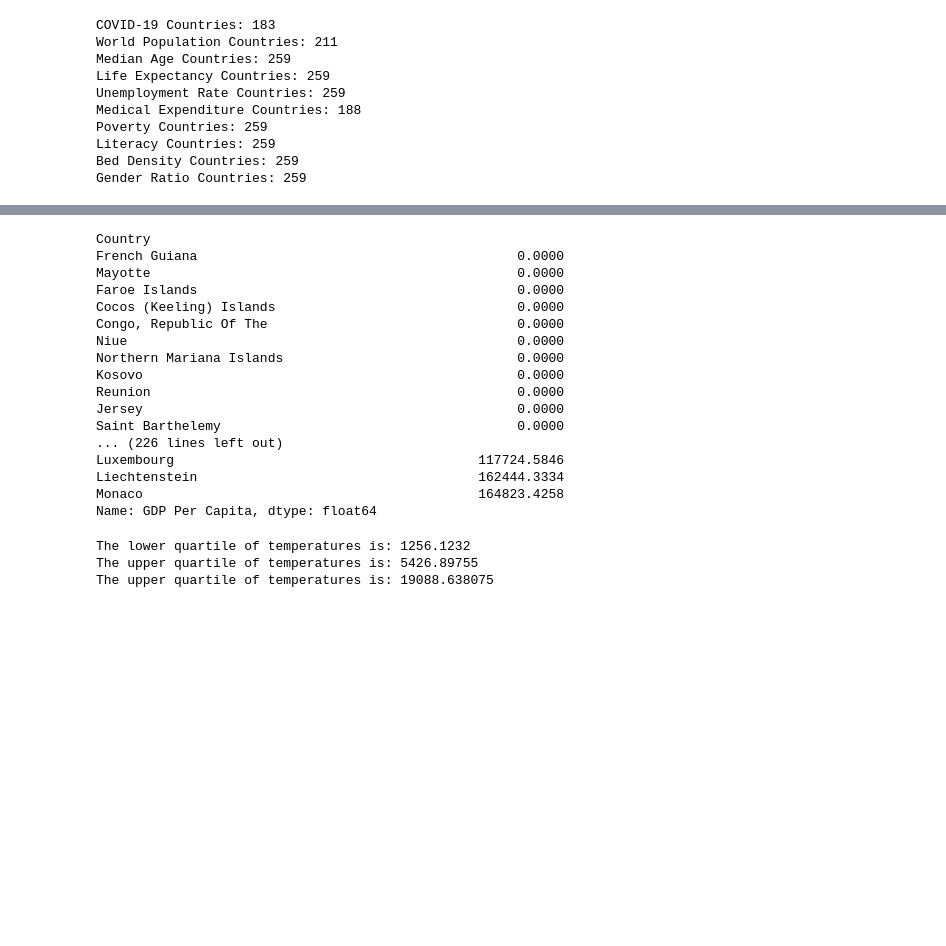
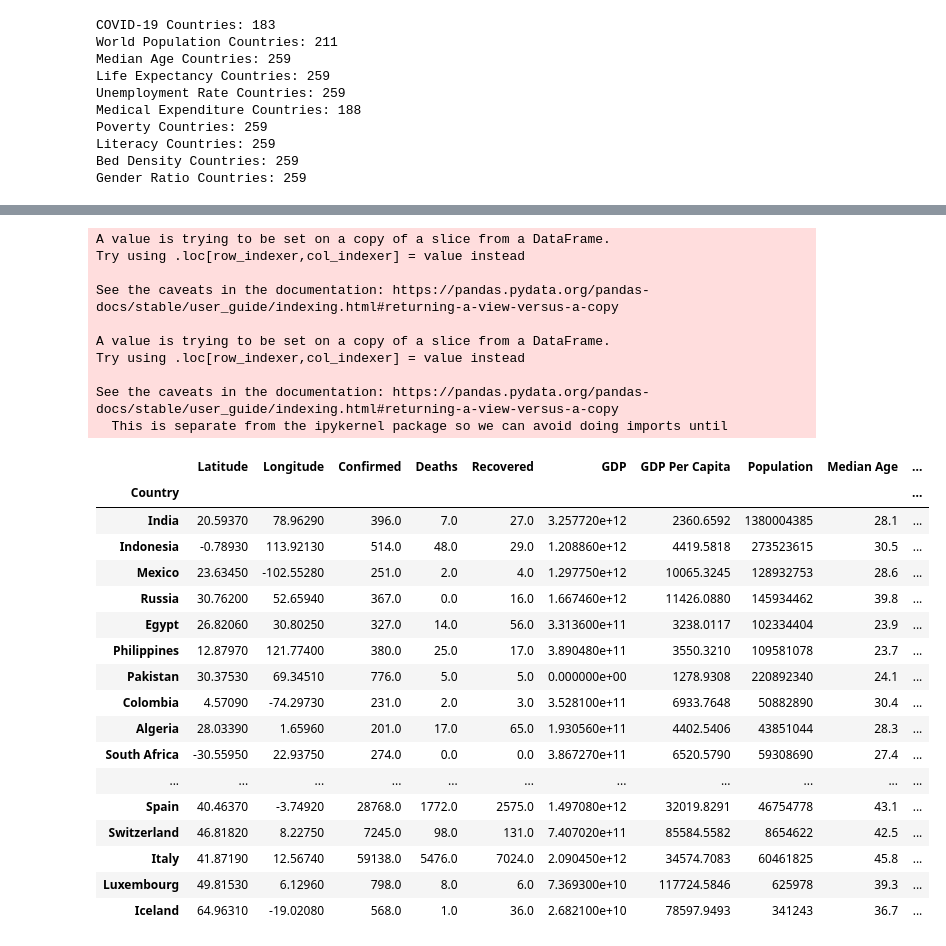
Before and after one commit to shozi91/PredictingCOVID, a Jupyter notebook: merged_data.ipynb, the cells around one changed output, grey strips where cells are left out. Saved outputs shown, nothing was run; the diff lists cells and outputs as text; code cells hidden in the pictures; blank space fills up the shorter version.

```diff
--- a/merged_data.ipynb
+++ b/merged_data.ipynb
@@ -234,46 +194,38 @@ complete_df
 # %%
 complete_df.to_csv(os.path.join('Final Data','complete_data.csv'), index=True)
-# %%
-gdp_pc = complete_df['GDP Per Capita']
-gdp_pc.sort_values()
-# %% [output]
-Country
-French Guiana                                         0.0000
-Mayotte                                               0.0000
-Faroe Islands                                         0.0000
-Cocos (Keeling) Islands                               0.0000
-Congo, Republic Of The                                0.0000
-Niue                                                  0.0000
-Northern Mariana Islands                              0.0000
-Kosovo                                                0.0000
-Reunion                                               0.0000
-Jersey                                                0.0000
-Saint Barthelemy                                      0.0000
-... (226 lines left out)
-Luxembourg                                       117724.5846
-Liechtenstein                                    162444.3334
-Monaco                                           164823.4258
-Name: GDP Per Capita, dtype: float64
-# %%
-metrics = [{}]
-
-for metric in metrics
-
-quartiles = metric.quantile([.25,.5,.75])
-
-lowerq = quartiles[0.25]
-midq = quartiles[0.5]
-upperq = quartiles[0.75]
-
-print(f"For {metric} the first quartile range is from 0 to {lowerq}, and will score 1")
-print(f"For {metric} the second quartile range is from {lowerq} to {midq}, and will score 2")
-print(f"For {metric} the third quartile range is from {midq} to {upperq}, and will score 3")
-print(f"For {metric} the fourth quartile range is from {upperq} onwards, will assign 4")
-
-
-##### add columns to the dataframe, with each score for each metric
-##### for each country, take the average of values greater than 0, this will be the "dan metric" for the country
-# %% [output]
-The lower quartile of temperatures is: 1256.1232
-The upper quartile of temperatures is: 5426.89755
-The upper quartile of temperatures is: 19088.638075
+# %%
+confirmed_df = complete_df.loc[complete_df["Confirmed"] > 199]
+confirmed_df["Mortality Rate (%)"] = round((confirmed_df["Deaths"]/confirmed_df["Confirmed"])*100,2)
+confirmed_df["Confirmed Per 100000"] = (confirmed_df["Confirmed"]/confirmed_df["Population"])*100000
+
+confirmed_df.sort_values('Confirmed Per 100000')
+#confirmed_df
+# %% [output]
+A value is trying to be set on a copy of a slice from a DataFrame.
+Try using .loc[row_indexer,col_indexer] = value instead
+
+See the caveats in the documentation: https://pandas.pydata.org/pandas-docs/stable/user_guide/indexing.html#returning-a-view-versus-a-copy
+
+A value is trying to be set on a copy of a slice from a DataFrame.
+Try using .loc[row_indexer,col_indexer] = value instead
+
+See the caveats in the documentation: https://pandas.pydata.org/pandas-docs/stable/user_guide/indexing.html#returning-a-view-versus-a-copy
+  This is separate from the ipykernel package so we can avoid doing imports until
+|  | Latitude | Longitude | Confirmed | Deaths | Recovered | GDP | GDP Per Capita | Population | Median Age | ... |
+| Country |  |  |  |  |  |  |  |  |  | ... |
+| India | 20.59370 | 78.96290 | 396.0 | 7.0 | 27.0 | 3.257720e+12 | 2360.6592 | 1380004385 | 28.1 | ... |
+| Indonesia | -0.78930 | 113.92130 | 514.0 | 48.0 | 29.0 | 1.208860e+12 | 4419.5818 | 273523615 | 30.5 | ... |
+| Mexico | 23.63450 | -102.55280 | 251.0 | 2.0 | 4.0 | 1.297750e+12 | 10065.3245 | 128932753 | 28.6 | ... |
+| Russia | 30.76200 | 52.65940 | 367.0 | 0.0 | 16.0 | 1.667460e+12 | 11426.0880 | 145934462 | 39.8 | ... |
+| Egypt | 26.82060 | 30.80250 | 327.0 | 14.0 | 56.0 | 3.313600e+11 | 3238.0117 | 102334404 | 23.9 | ... |
+| Philippines | 12.87970 | 121.77400 | 380.0 | 25.0 | 17.0 | 3.890480e+11 | 3550.3210 | 109581078 | 23.7 | ... |
+| Pakistan | 30.37530 | 69.34510 | 776.0 | 5.0 | 5.0 | 0.000000e+00 | 1278.9308 | 220892340 | 24.1 | ... |
+| Colombia | 4.57090 | -74.29730 | 231.0 | 2.0 | 3.0 | 3.528100e+11 | 6933.7648 | 50882890 | 30.4 | ... |
+| Algeria | 28.03390 | 1.65960 | 201.0 | 17.0 | 65.0 | 1.930560e+11 | 4402.5406 | 43851044 | 28.3 | ... |
+| South Africa | -30.55950 | 22.93750 | 274.0 | 0.0 | 0.0 | 3.867270e+11 | 6520.5790 | 59308690 | 27.4 | ... |
+| ... | ... | ... | ... | ... | ... | ... | ... | ... | ... | ... |
+| Spain | 40.46370 | -3.74920 | 28768.0 | 1772.0 | 2575.0 | 1.497080e+12 | 32019.8291 | 46754778 | 43.1 | ... |
+| Switzerland | 46.81820 | 8.22750 | 7245.0 | 98.0 | 131.0 | 7.407020e+11 | 85584.5582 | 8654622 | 42.5 | ... |
+| Italy | 41.87190 | 12.56740 | 59138.0 | 5476.0 | 7024.0 | 2.090450e+12 | 34574.7083 | 60461825 | 45.8 | ... |
+| Luxembourg | 49.81530 | 6.12960 | 798.0 | 8.0 | 6.0 | 7.369300e+10 | 117724.5846 | 625978 | 39.3 | ... |
+| Iceland | 64.96310 | -19.02080 | 568.0 | 1.0 | 36.0 | 2.682100e+10 | 78597.9493 | 341243 | 36.7 | ... |
```
Also changed, not shown: parts of 10 cells of this notebook, 4 other files.
